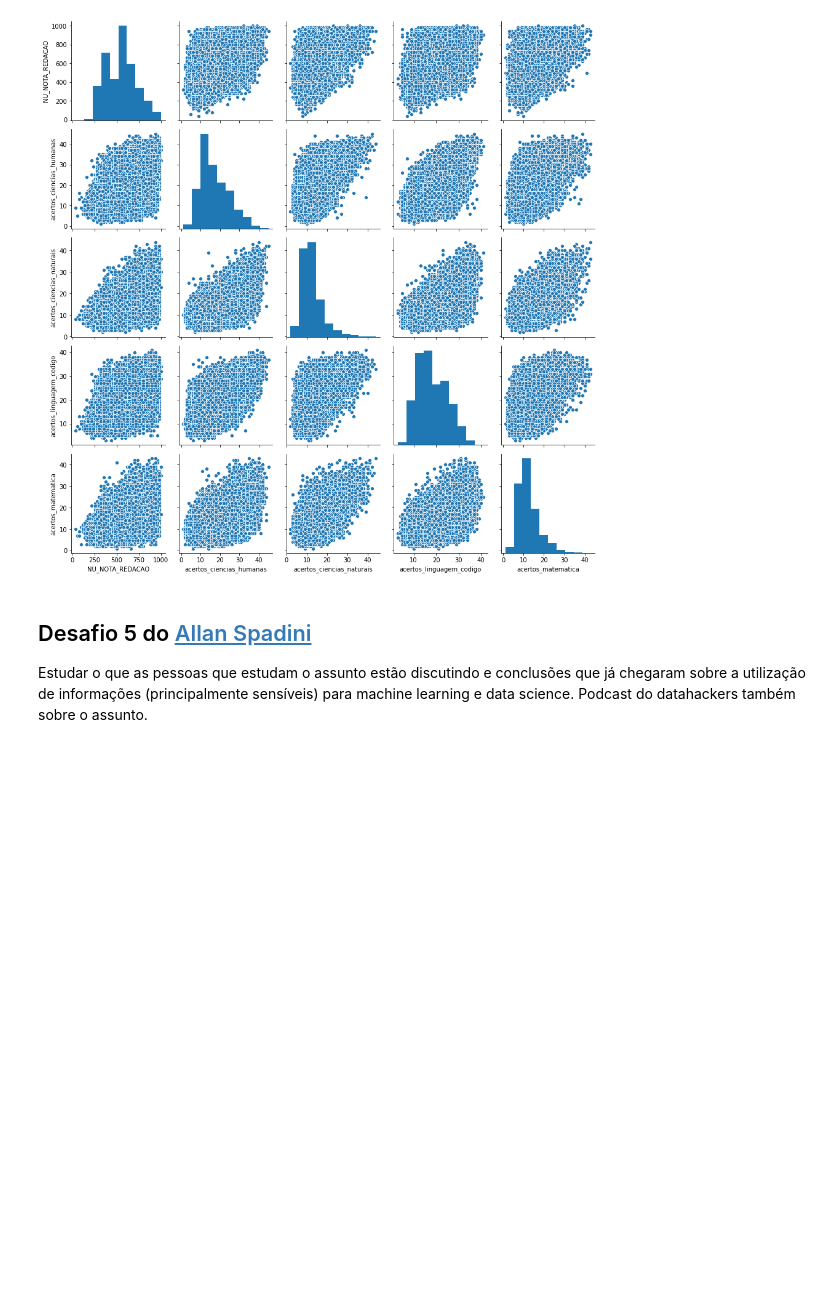
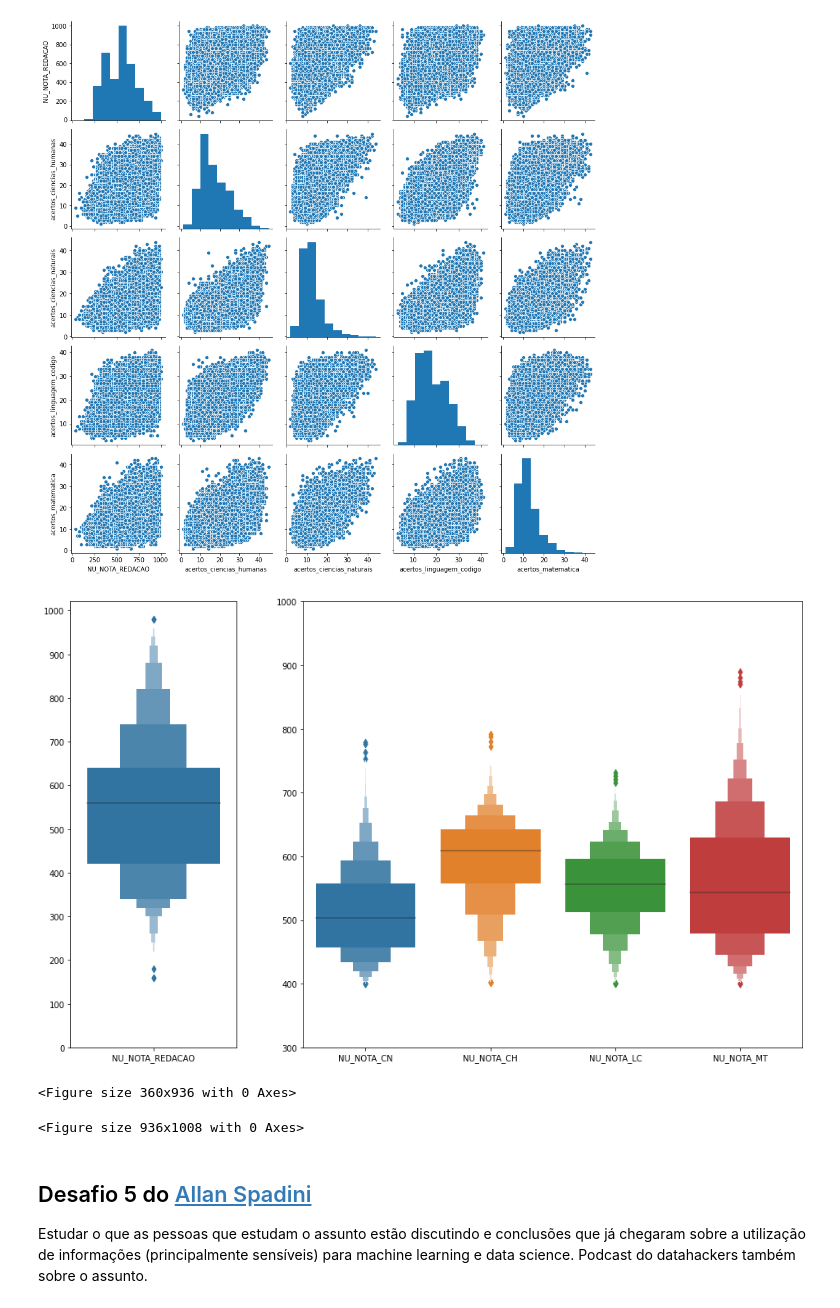
Before and after one commit to ZT-715/QuarentenaDadosChallenges, a Jupyter notebook: QuarentenaDadosDay4.ipynb, the cells around one changed output. Saved outputs shown, nothing was run; the diff lists cells and outputs as text; code cells hidden in the pictures; blank space fills up the shorter version.

```diff
--- a/QuarentenaDadosDay4.ipynb
+++ b/QuarentenaDadosDay4.ipynb
@@ -322,6 +320,22 @@ sns.pairplot(data=acertos[["NU_NOTA_REDACAO", "acertos_ciencias_humanas", "acert
 # %% [output]
 <seaborn.axisgrid.PairGrid at 0x...>
 [figure]
+# %%
+f, ax = plt.subplots(1, 2,figsize=(16,10), gridspec_kw={'width_ratios': [1, 3]})
+
+a = plt.figure(figsize=(5,13))
+a = sns.boxenplot(data=acertos.query("SG_UF_RESIDENCIA=='RS'")[["NU_NOTA_REDACAO"]], ax=ax[0])
+a.set(yticks=(0,100,200,300,400,500,600,700,800,900,1000))
+
+
+b = plt.figure(figsize=(13,14))
+b = sns.boxenplot(data=acertos.query("SG_UF_RESIDENCIA=='RS'")[["NU_NOTA_CN",	"NU_NOTA_CH",	"NU_NOTA_LC",	"NU_NOTA_MT"]], ax=ax[1])
+b.set(yticks=(300,400,500,600,700,800,900,1000))
+plt.show()
+# %% [output]
+[figure, added]
+<Figure size 360x936 with 0 Axes>
+<Figure size 936x1008 with 0 Axes>
 # %% [markdown]
 ## Desafio 5 do [Allan Spadini](https://twitter.com/allanspadini)
 
```
Also changed, not shown: parts of 1 cell of this notebook.
